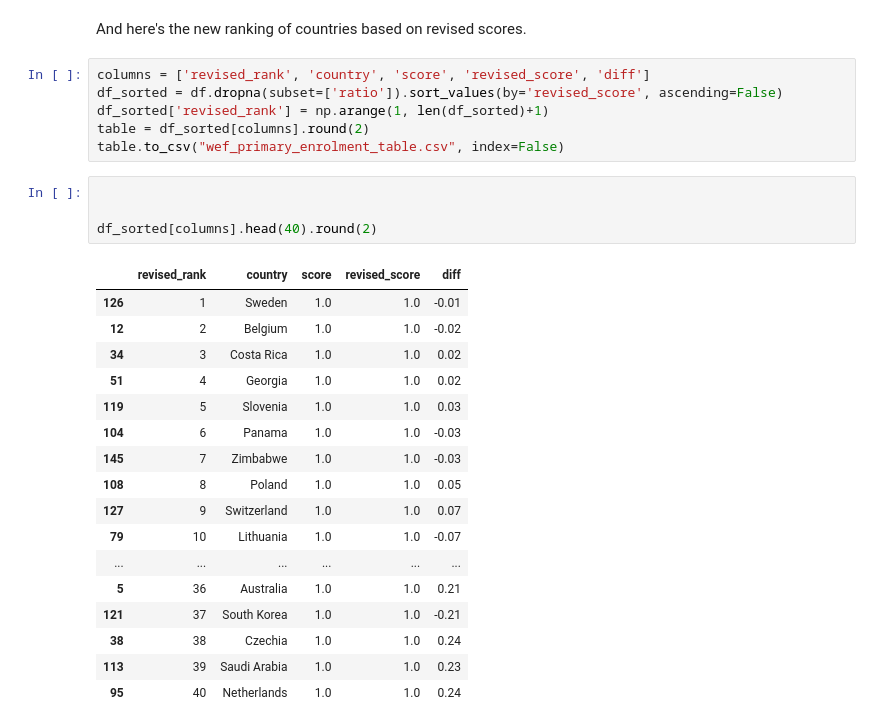
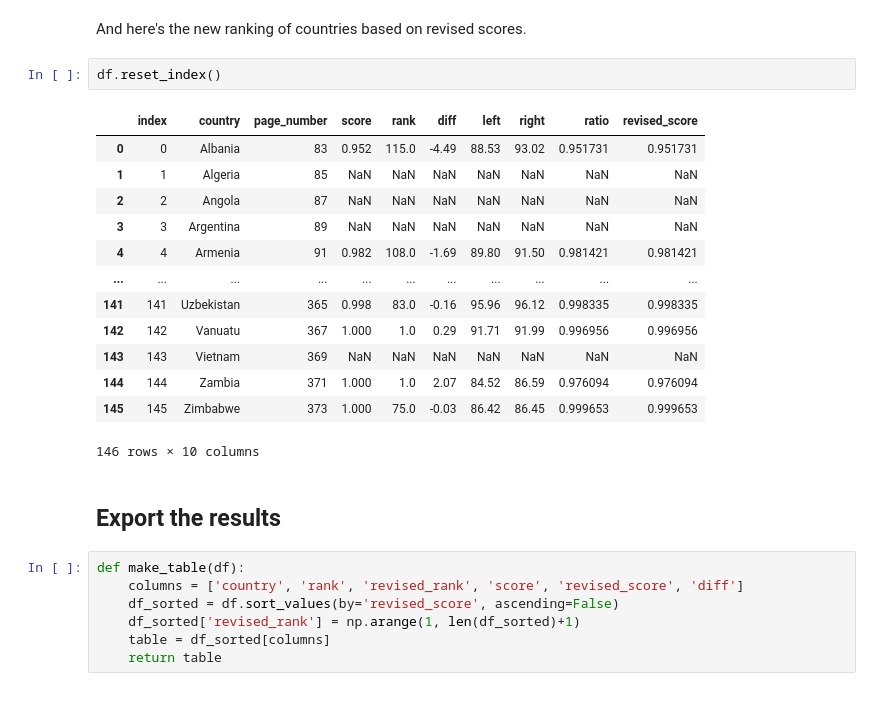
Before and after one commit to AllenDowney/EqualityWEF, a Jupyter notebook: primary_education.ipynb, the cells around one changed output. Saved outputs shown, nothing was run; the diff lists cells and outputs as text; blank space fills up the shorter version.

```diff
--- a/primary_education.ipynb
+++ b/primary_education.ipynb
@@ -268,30 +170,27 @@ logo = add_logo(location=(1.0, -0.05))
 # %% [markdown]
 And here's the new ranking of countries based on revised scores.
+# %%
+df.reset_index()
+# %% [output]
+|  | index | country | page_number | score | rank | diff | left | right | ratio | revised_score |
+| 0 | 0 | Albania | 83 | 0.952 | 115.0 | -4.49 | 88.53 | 93.02 | 0.951731 | 0.951731 |
+| 1 | 1 | Algeria | 85 | NaN | NaN | NaN | NaN | NaN | NaN | NaN |
+| 2 | 2 | Angola | 87 | NaN | NaN | NaN | NaN | NaN | NaN | NaN |
+| 3 | 3 | Argentina | 89 | NaN | NaN | NaN | NaN | NaN | NaN | NaN |
+| 4 | 4 | Armenia | 91 | 0.982 | 108.0 | -1.69 | 89.80 | 91.50 | 0.981421 | 0.981421 |
+| ... | ... | ... | ... | ... | ... | ... | ... | ... | ... | ... |
+| 141 | 141 | Uzbekistan | 365 | 0.998 | 83.0 | -0.16 | 95.96 | 96.12 | 0.998335 | 0.998335 |
+| 142 | 142 | Vanuatu | 367 | 1.000 | 1.0 | 0.29 | 91.71 | 91.99 | 0.996956 | 0.996956 |
+| 143 | 143 | Vietnam | 369 | NaN | NaN | NaN | NaN | NaN | NaN | NaN |
+| 144 | 144 | Zambia | 371 | 1.000 | 1.0 | 2.07 | 84.52 | 86.59 | 0.976094 | 0.976094 |
+| 145 | 145 | Zimbabwe | 373 | 1.000 | 75.0 | -0.03 | 86.42 | 86.45 | 0.999653 | 0.999653 |
+146 rows × 10 columns
+# %% [markdown]
+## Export the results
 # %%
-columns = ['revised_rank', 'country', 'score', 'revised_score', 'diff']
-df_sorted = df.dropna(subset=['ratio']).sort_values(by='revised_score', ascending=False)
-df_sorted['revised_rank'] = np.arange(1, len(df_sorted)+1)
-table = df_sorted[columns].round(2)
-table.to_csv("wef_primary_enrolment_table.csv", index=False)
+def make_table(df):
+    columns = ['country', 'rank', 'revised_rank', 'score', 'revised_score', 'diff']
+    df_sorted = df.sort_values(by='revised_score', ascending=False)
+    df_sorted['revised_rank'] = np.arange(1, len(df_sorted)+1)
+    table = df_sorted[columns]
+    return table
-# %%
-
-
-df_sorted[columns].head(40).round(2)
-# %% [output]
-|  | revised_rank | country | score | revised_score | diff |
-| 126 | 1 | Sweden | 1.0 | 1.0 | -0.01 |
-| 12 | 2 | Belgium | 1.0 | 1.0 | -0.02 |
-| 34 | 3 | Costa Rica | 1.0 | 1.0 | 0.02 |
-| 51 | 4 | Georgia | 1.0 | 1.0 | 0.02 |
-| 119 | 5 | Slovenia | 1.0 | 1.0 | 0.03 |
-| 104 | 6 | Panama | 1.0 | 1.0 | -0.03 |
-| 145 | 7 | Zimbabwe | 1.0 | 1.0 | -0.03 |
-| 108 | 8 | Poland | 1.0 | 1.0 | 0.05 |
-| 127 | 9 | Switzerland | 1.0 | 1.0 | 0.07 |
-| 79 | 10 | Lithuania | 1.0 | 1.0 | -0.07 |
-| ... | ... | ... | ... | ... | ... |
-| 5 | 36 | Australia | 1.0 | 1.0 | 0.21 |
-| 121 | 37 | South Korea | 1.0 | 1.0 | -0.21 |
-| 38 | 38 | Czechia | 1.0 | 1.0 | 0.24 |
-| 113 | 39 | Saudi Arabia | 1.0 | 1.0 | 0.23 |
-| 95 | 40 | Netherlands | 1.0 | 1.0 | 0.24 |
```
Also changed, not shown: parts of 33 cells of this notebook, 3 other files.
